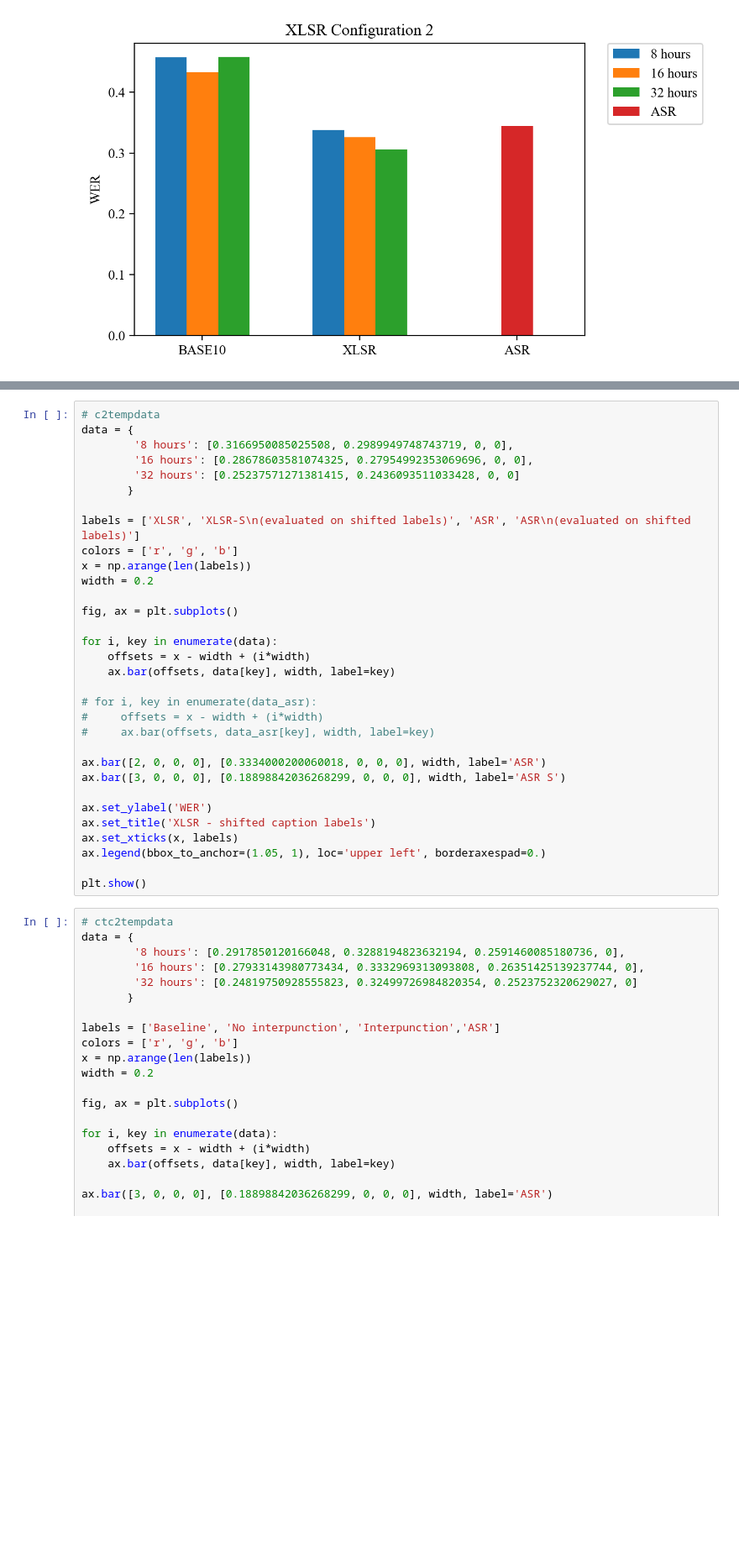
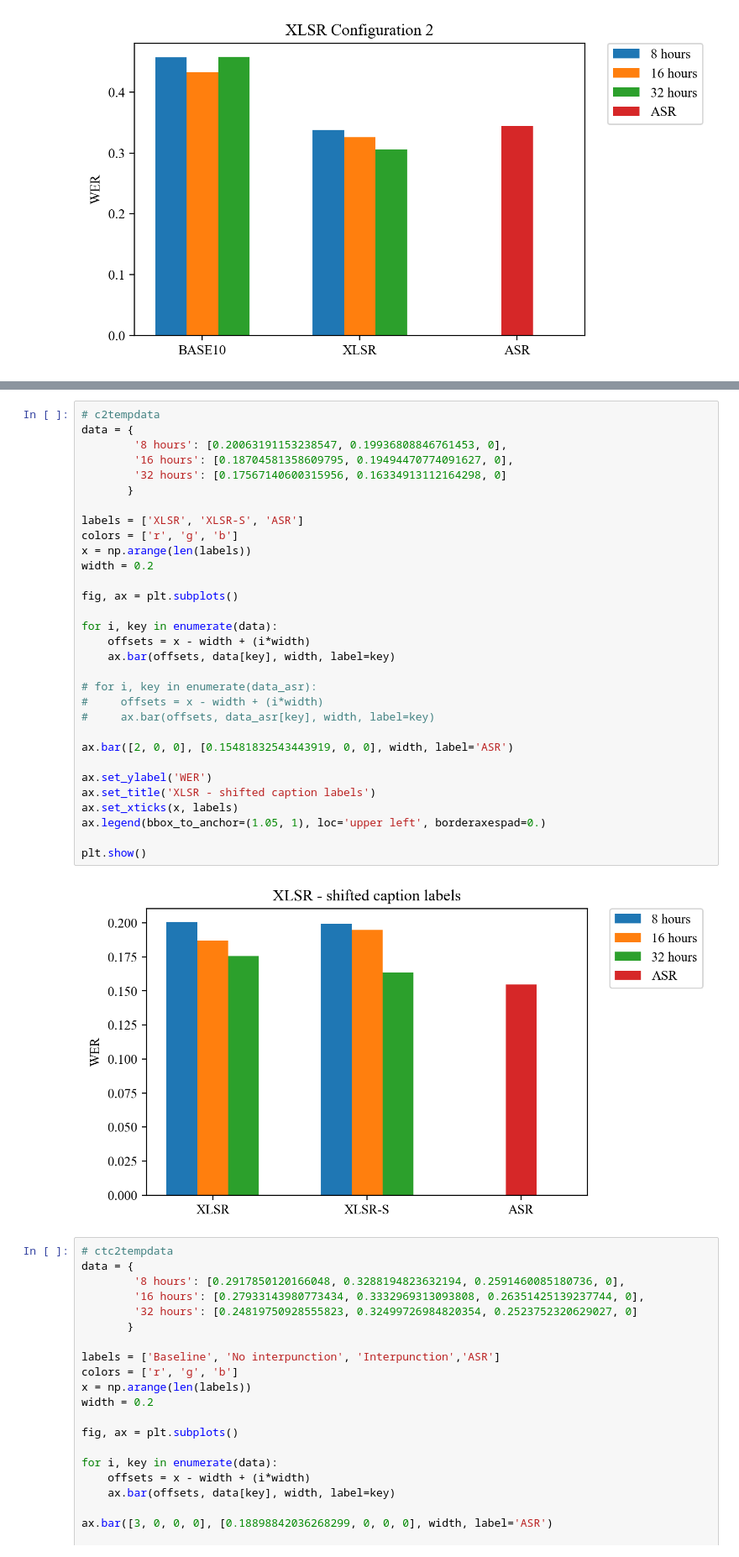
Before and after one commit to Thomaskolb/bsc-thesis, a Jupyter notebook: scripts/results/thesis-results.ipynb, the cells around one changed output, grey strips where cells are left out. Shown at 84% size. Drawn from its saved outputs; the diff is of its cells as text; blank space fills up the shorter version.

```diff
--- a/scripts/results/thesis-results.ipynb
+++ b/scripts/results/thesis-results.ipynb
@@ -301,35 +301,36 @@ plt.show()
 # %%
 # c2tempdata
 data = {
-        '8 hours': [0.3166950085025508, 0.2989949748743719, 0, 0],
-        '16 hours': [0.28678603581074325, 0.27954992353069696, 0, 0],
-        '32 hours': [0.25237571271381415, 0.2436093511033428, 0, 0]
+        '8 hours': [0.20063191153238547, 0.19936808846761453, 0],
+        '16 hours': [0.18704581358609795, 0.19494470774091627, 0],
+        '32 hours': [0.17567140600315956, 0.16334913112164298, 0]
        }
 
-labels = ['XLSR', 'XLSR-S\n(evaluated on shifted labels)', 'ASR', 'ASR\n(evaluated on shifted labels)']
+labels = ['XLSR', 'XLSR-S', 'ASR']
 colors = ['r', 'g', 'b']
 x = np.arange(len(labels))
 width = 0.2
 
 fig, ax = plt.subplots()
 
 for i, key in enumerate(data):
     offsets = x - width + (i*width)
     ax.bar(offsets, data[key], width, label=key)
 
 # for i, key in enumerate(data_asr):
 #     offsets = x - width + (i*width)
 #     ax.bar(offsets, data_asr[key], width, label=key)
 
-ax.bar([2, 0, 0, 0], [0.3334000200060018, 0, 0, 0], width, label='ASR')
-ax.bar([3, 0, 0, 0], [0.18898842036268299, 0, 0, 0], width, label='ASR S')
+ax.bar([2, 0, 0], [0.15481832543443919, 0, 0], width, label='ASR')
 
 ax.set_ylabel('WER')
 ax.set_title('XLSR - shifted caption labels')
 ax.set_xticks(x, labels)
 ax.legend(bbox_to_anchor=(1.05, 1), loc='upper left', borderaxespad=0.)
 
 plt.show()
+# %% [output]
+[figure, added]
 # %%
 # ctc2tempdata
 data = {
```
Also changed, not shown: parts of 1 cell of this notebook, 2 other files.
